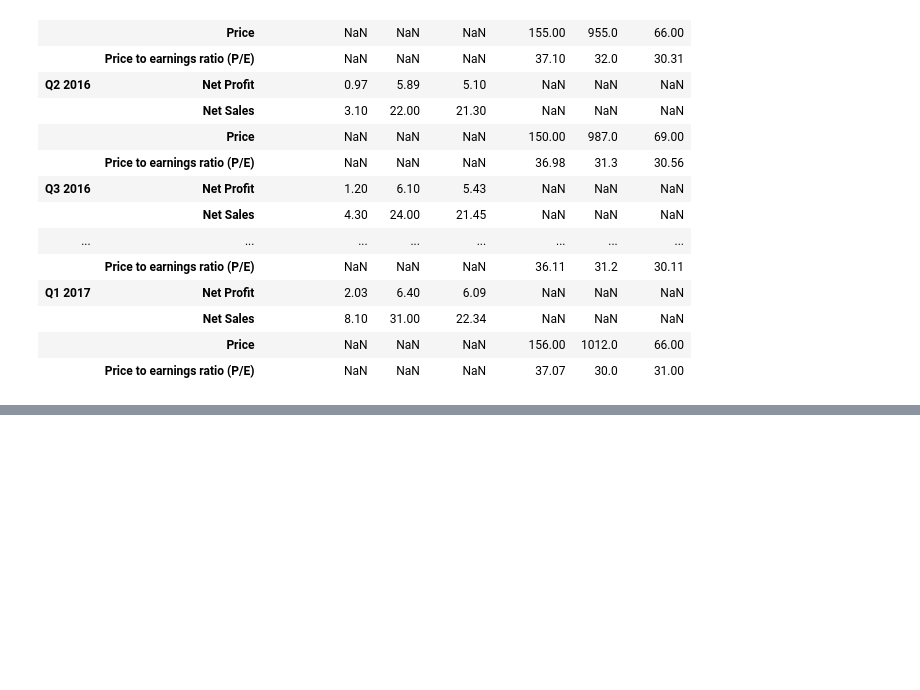
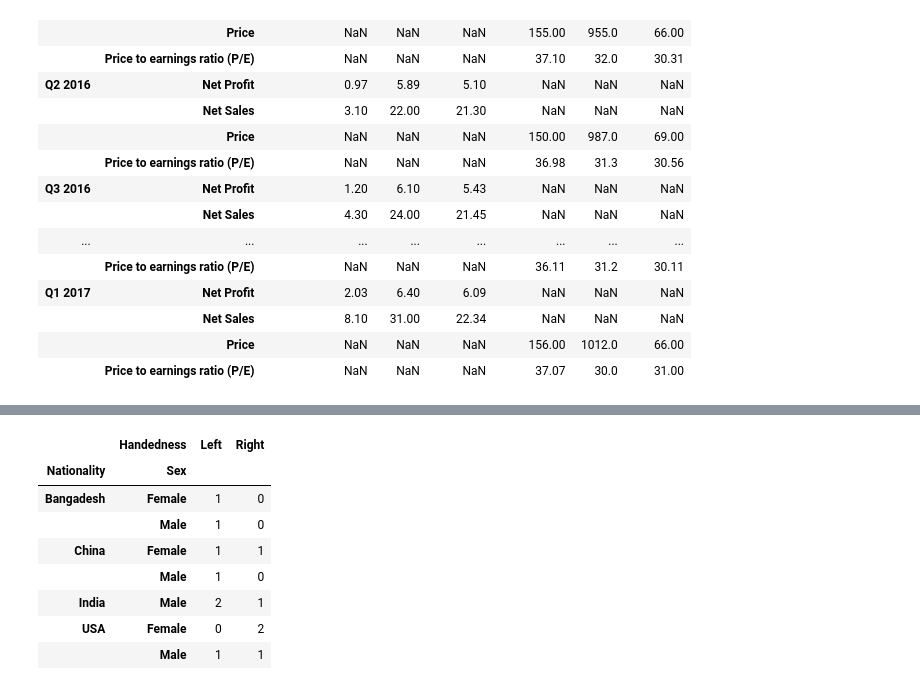
Before and after one commit to sumitpriye/Ml_Practice_CB, a Jupyter notebook: Pandas/Pandas.ipynb, the cells around one changed output, grey strips where cells are left out. Saved outputs shown, nothing was run; the diff lists cells and outputs as text; code cells hidden in the pictures; blank space fills up the shorter version.

```diff
--- a/Pandas/Pandas.ipynb
+++ b/Pandas/Pandas.ipynb
@@ -755,0 +799,12 @@ df.stack(level=1)
+# %%
+pd.crosstab([df.Nationality,df.Sex],df.Handedness)  # Nationality added at row level
+# %% [output]
+|  | Handedness | Left | Right |
+| Nationality | Sex |  |  |
+| Bangadesh | Female | 1 | 0 |
+|  | Male | 1 | 0 |
+| China | Female | 1 | 1 |
+|  | Male | 1 | 0 |
+| India | Male | 2 | 1 |
+| USA | Female | 0 | 2 |
+|  | Male | 1 | 1 |
```
Also changed, not shown: parts of 23 cells of this notebook, 2 other files.
